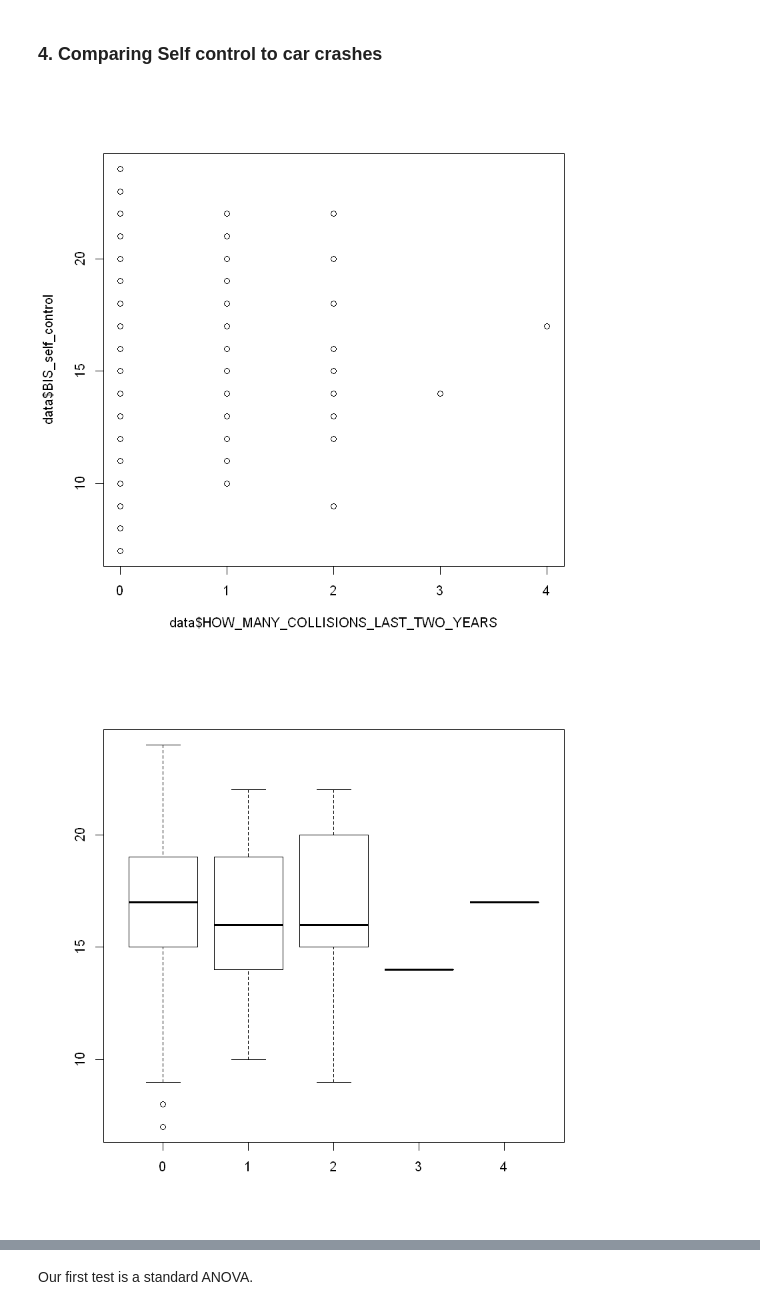
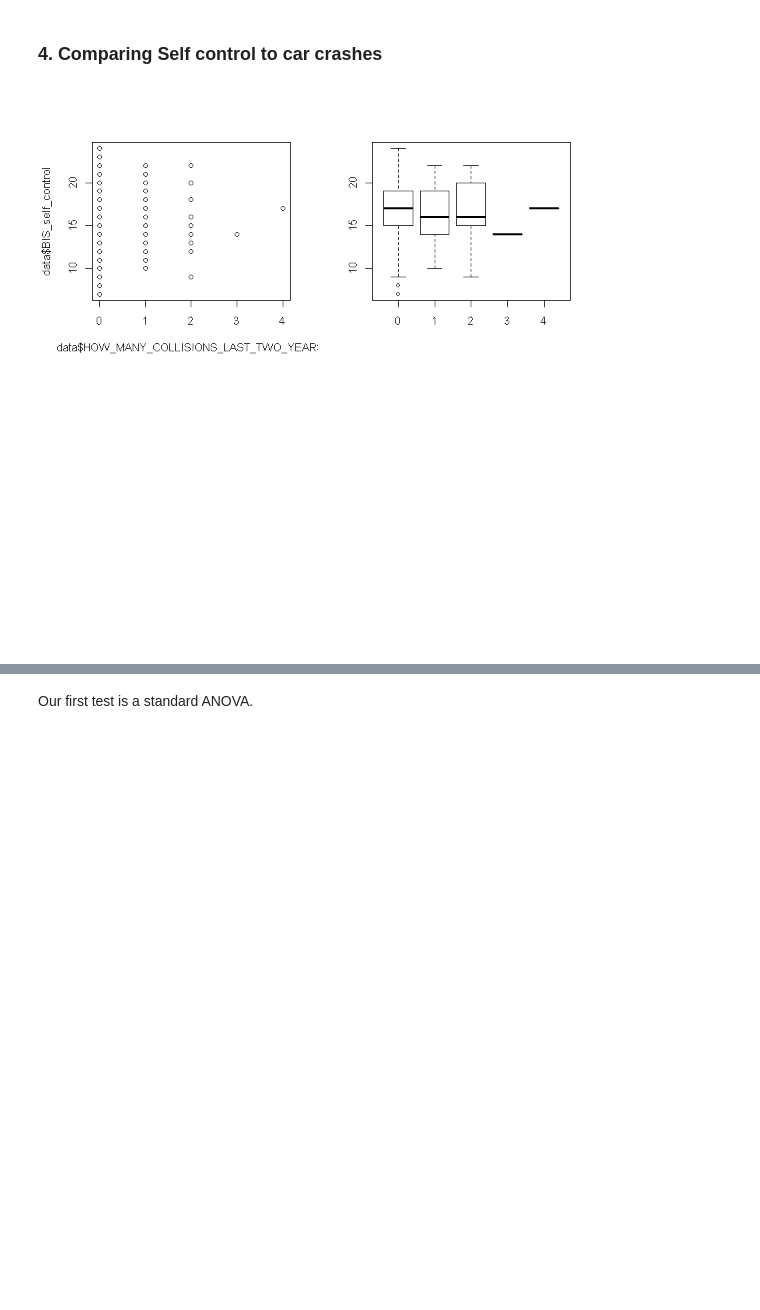
Before and after one commit to FMCumhaill/Risk-Lab-Dublin-Science-Gallery-, a Jupyter notebook: BIS Self Control Verse Car Crashes .ipynb, the cells around one changed output, grey strips where cells are left out. Cells and saved outputs as stored; diff of their text form; code cells hidden in the pictures; blank space fills up the shorter version.

```diff
--- a/BIS Self Control Verse Car Crashes .ipynb
+++ b/BIS Self Control Verse Car Crashes .ipynb
@@ -68,8 +73,9 @@ This is not good, lots of 0 values. But let's see going forward
 # %% [markdown]
 ### 4. Comparing Self control to car crashes
 # %%
-plot(data$HOW_MANY_COLLISIONS_LAST_TWO_YEARS,data$BIS_self_control,)
+par(mfrow = c(2,2))
+
+plot(data$HOW_MANY_COLLISIONS_LAST_TWO_YEARS,data$BIS_self_control)
 boxplot(data$BIS_self_control~data$HOW_MANY_COLLISIONS_LAST_TWO_YEARS)
 # %% [output]
-[figure, old version]
+[figure, new version]
-[figure, removed]
```
Also changed, not shown: parts of 20 cells of this notebook, 9 other files.
